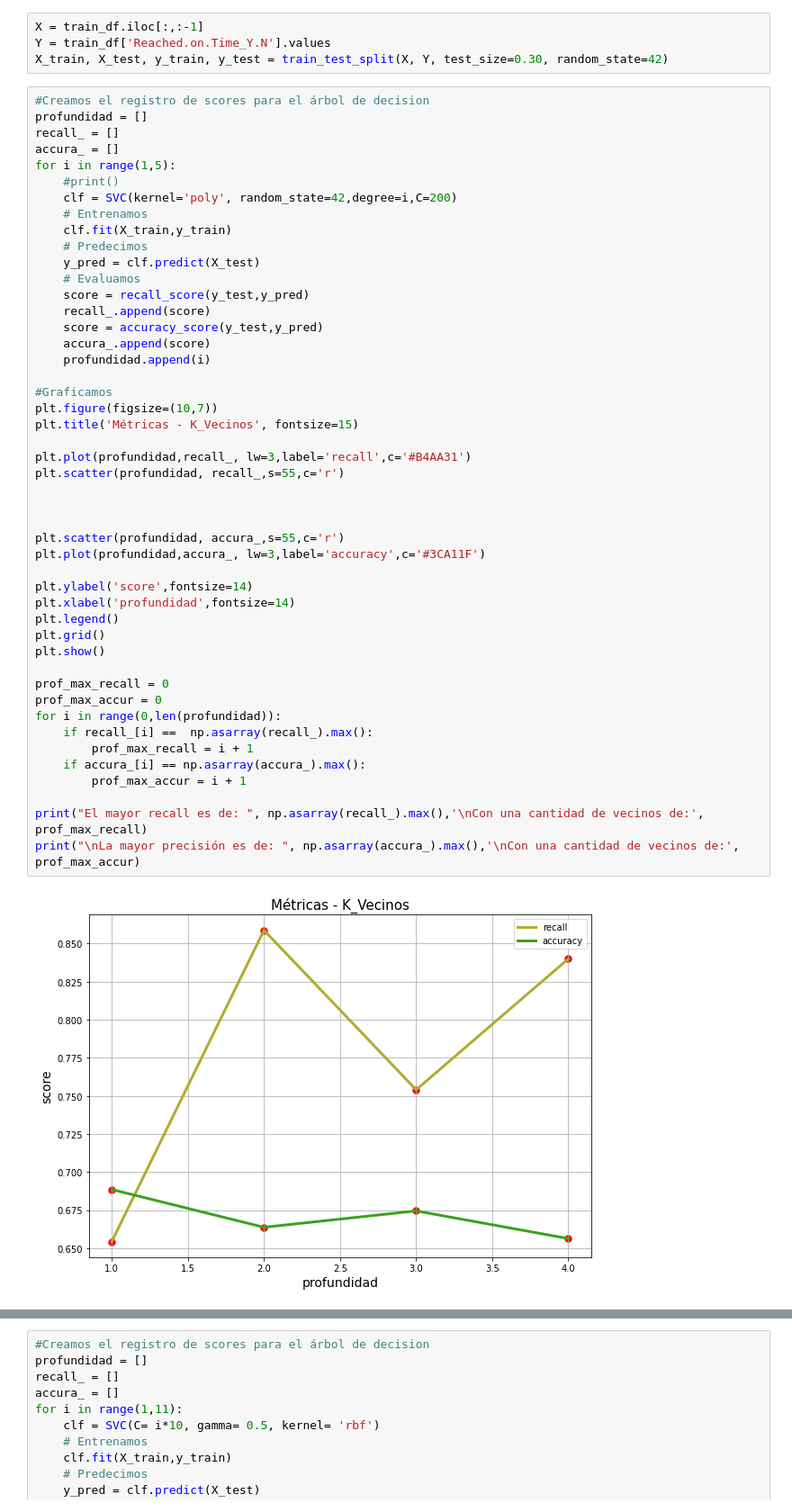
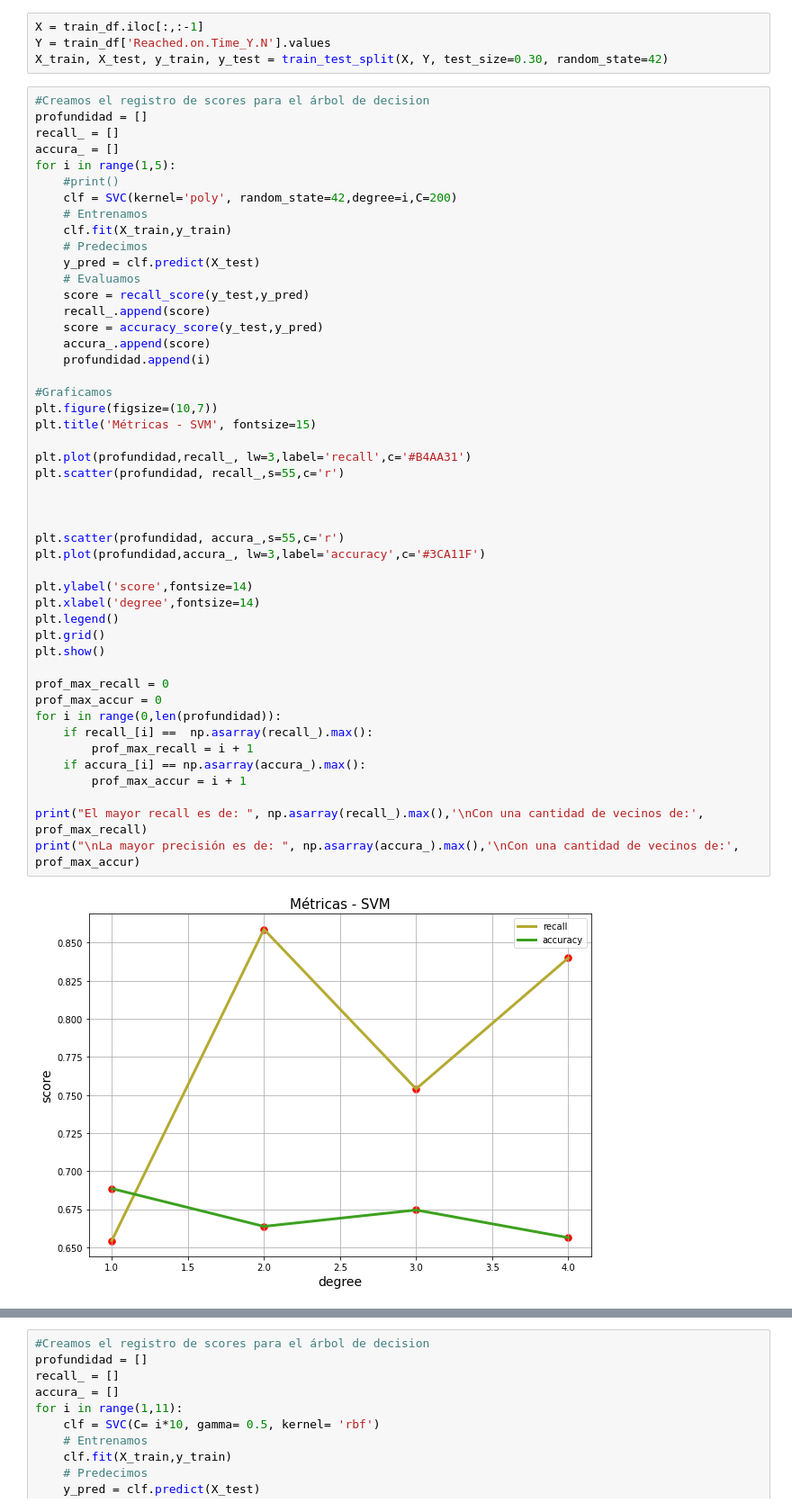
Before and after one commit to MarcosBernard/Datathon, a Jupyter notebook: Modelos/SVM.ipynb, the cells around one changed output, grey strips where cells are left out. Shown: that part at 90% size. Cells and saved outputs as stored; diff of their text form.

```diff
--- a/Modelos/SVM.ipynb
+++ b/Modelos/SVM.ipynb
@@ -32,36 +32,36 @@ for i in range(1,5):
     accura_.append(score)
     profundidad.append(i)
 
 #Graficamos
 plt.figure(figsize=(10,7))
-plt.title('Métricas - K_Vecinos', fontsize=15)
+plt.title('Métricas - SVM', fontsize=15)
 
 plt.plot(profundidad,recall_, lw=3,label='recall',c='#B4AA31')
 plt.scatter(profundidad, recall_,s=55,c='r')
 
 
 
 plt.scatter(profundidad, accura_,s=55,c='r')
 plt.plot(profundidad,accura_, lw=3,label='accuracy',c='#3CA11F')
 
 plt.ylabel('score',fontsize=14)
-plt.xlabel('profundidad',fontsize=14)
+plt.xlabel('degree',fontsize=14)
 plt.legend()
 plt.grid()
 plt.show()
 
 prof_max_recall = 0
 prof_max_accur = 0
 for i in range(0,len(profundidad)):
     if recall_[i] ==  np.asarray(recall_).max():
         prof_max_recall = i + 1
     if accura_[i] == np.asarray(accura_).max():
         prof_max_accur = i + 1
 
 print("El mayor recall es de: ", np.asarray(recall_).max(),'\nCon una cantidad de vecinos de:', prof_max_recall)
 print("\nLa mayor precisión es de: ", np.asarray(accura_).max(),'\nCon una cantidad de vecinos de:', prof_max_accur)
 # %% [output]
-[figure, old version]
+[figure, new version]
 El mayor recall es de:  0.8587699316628702
 Con una cantidad de vecinos de: 2
 
```
Also changed, not shown: 2 other files.
